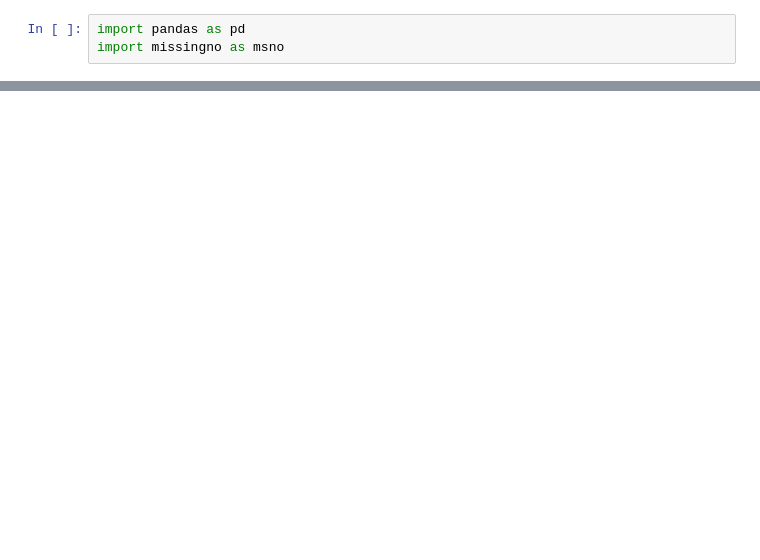
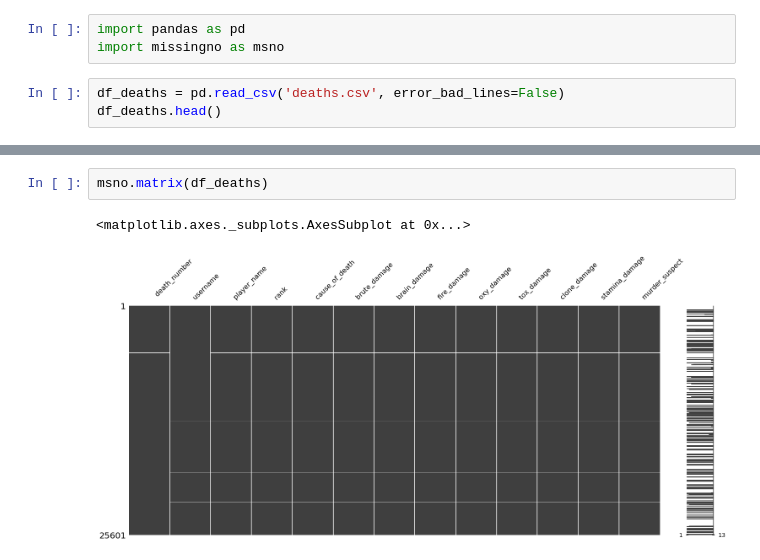
Before and after one commit to adenking/austation-scraper, a Jupyter notebook: Processing.ipynb, the cells around one changed output, grey strips where cells are left out. Drawn from its saved outputs; the diff is of its cells as text; blank space fills up the shorter version.

```diff
--- a/Processing.ipynb
+++ b/Processing.ipynb
@@ -27,3 +1,6 @@ range(0, 1000)
 # %%
 import pandas as pd
 import missingno as msno
+# %%
+df_deaths = pd.read_csv('deaths.csv', error_bad_lines=False)
+df_deaths.head()
@@ -29,0 +15,5 @@ import missingno as msno
+# %%
+msno.matrix(df_deaths)
+# %% [output]
+<matplotlib.axes._subplots.AxesSubplot at 0x...>
+[figure, added]
```
Also changed, not shown: parts of 8 cells of this notebook, 4 other files.
